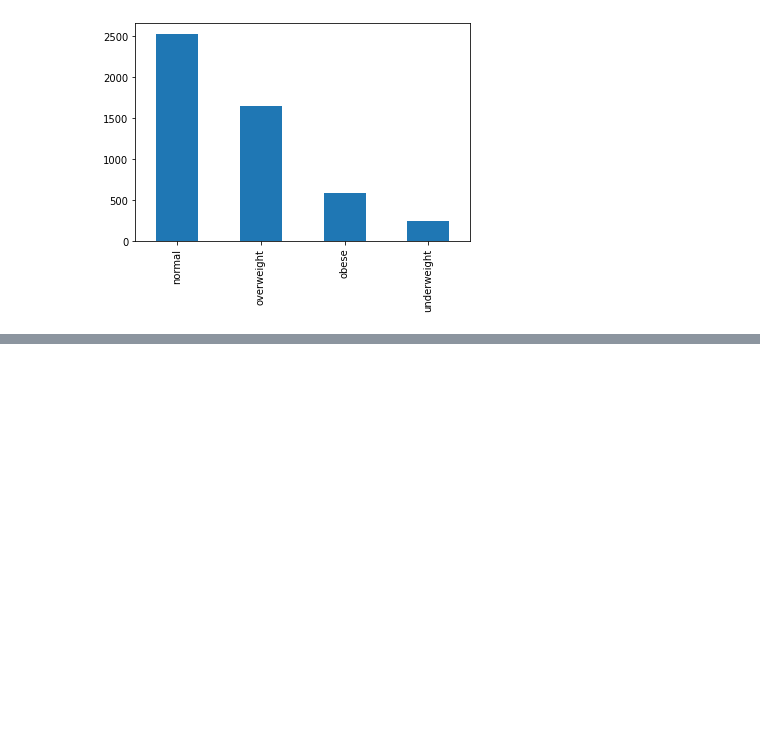
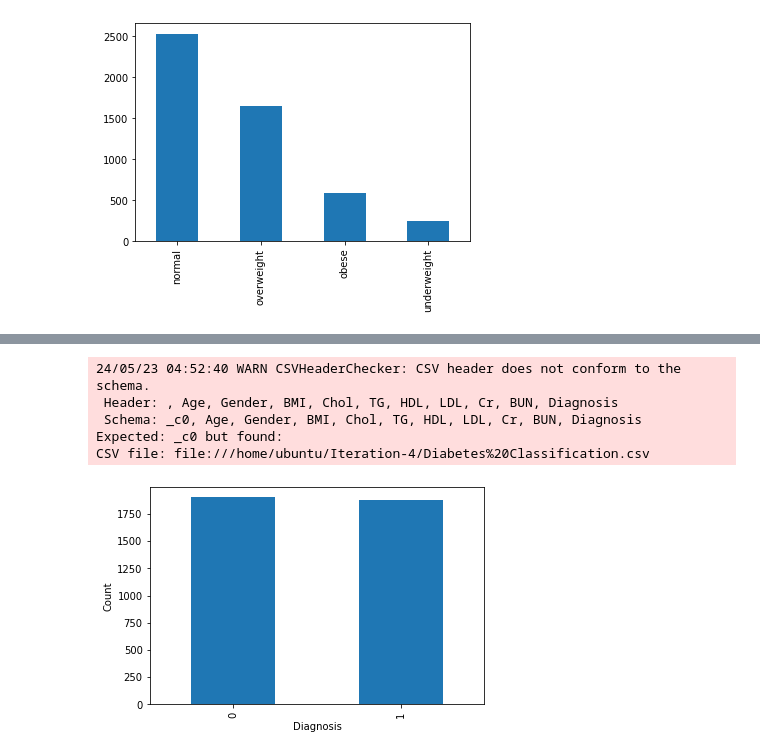
Before and after one commit to shengguima/Iteration-4, a Jupyter notebook: Assignment 4.ipynb, the cells around one changed output, grey strips where cells are left out. Saved outputs shown, nothing was run; the diff lists cells and outputs as text; code cells hidden in the pictures; blank space fills up the shorter version.

```diff
--- a/Assignment 4.ipynb
+++ b/Assignment 4.ipynb
@@ -560,0 +681,24 @@ DataFrame[Chol: double, TG: double, HDL: double, LDL: double, Cr: double, BUN: d
+# %%
+def undersample(df, target_col):
+
+    class_counts = df.groupBy(target_col).count().collect()
+    min_count = min(row['count'] for row in class_counts)
+
+    sampled_df = df.sampleBy(target_col, fractions={row[target_col]: min_count/row['count'] for row in class_counts}, seed=42)
+    return sampled_df
+# %%
+df_balanced = undersample(df, 'Diagnosis')
+
+df_balanced_pd = df_balanced.toPandas()
+
+df_balanced_pd['Diagnosis'].value_counts().plot.bar()
+plt.xlabel('Diagnosis')
+plt.ylabel('Count')
+plt.show()
+# %% [output]
+24/05/23 04:52:40 WARN CSVHeaderChecker: CSV header does not conform to the schema.
+ Header: , Age, Gender, BMI, Chol, TG, HDL, LDL, Cr, BUN, Diagnosis
+ Schema: _c0, Age, Gender, BMI, Chol, TG, HDL, LDL, Cr, BUN, Diagnosis
+Expected: _c0 but found:
+CSV file: file:///home/ubuntu/Iteration-4/Diabetes%20Classification.csv
+[figure, added]
```
Also changed, not shown: parts of 20 cells of this notebook.
